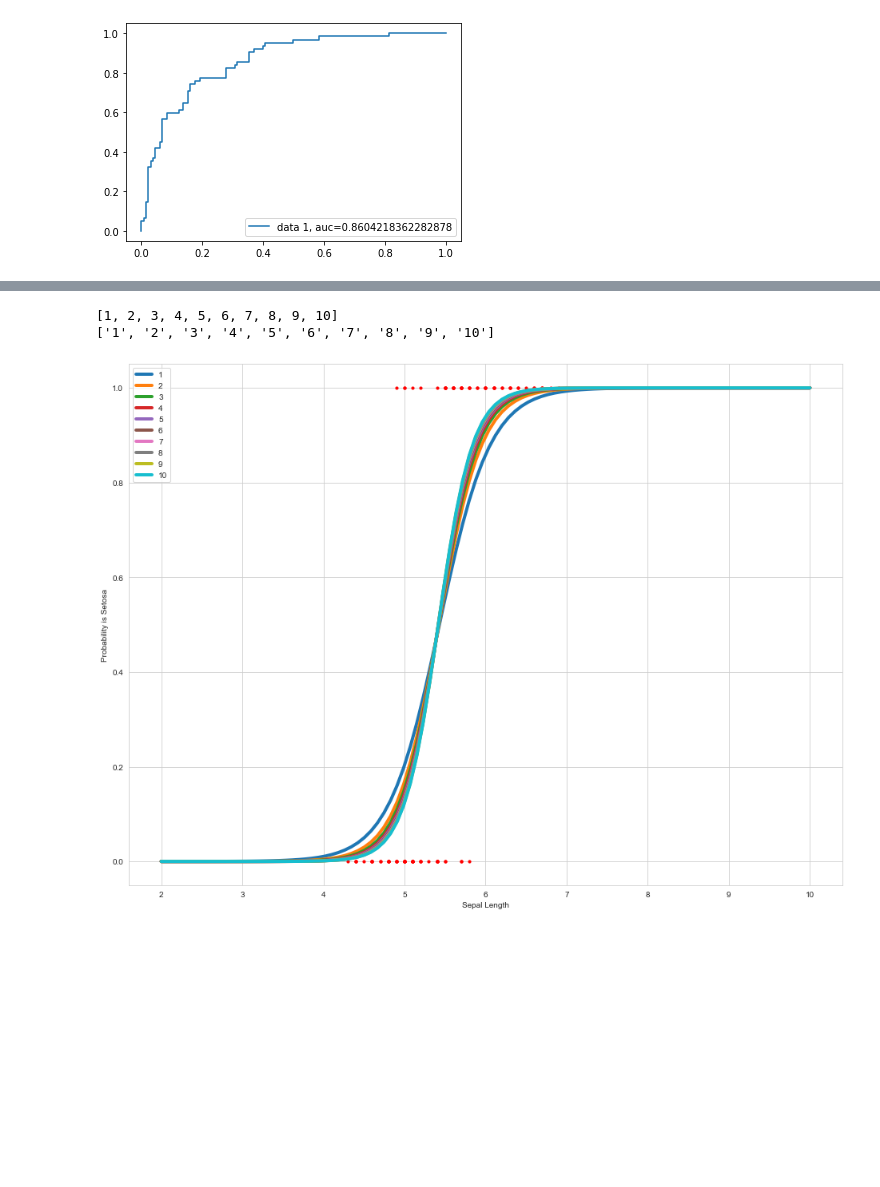
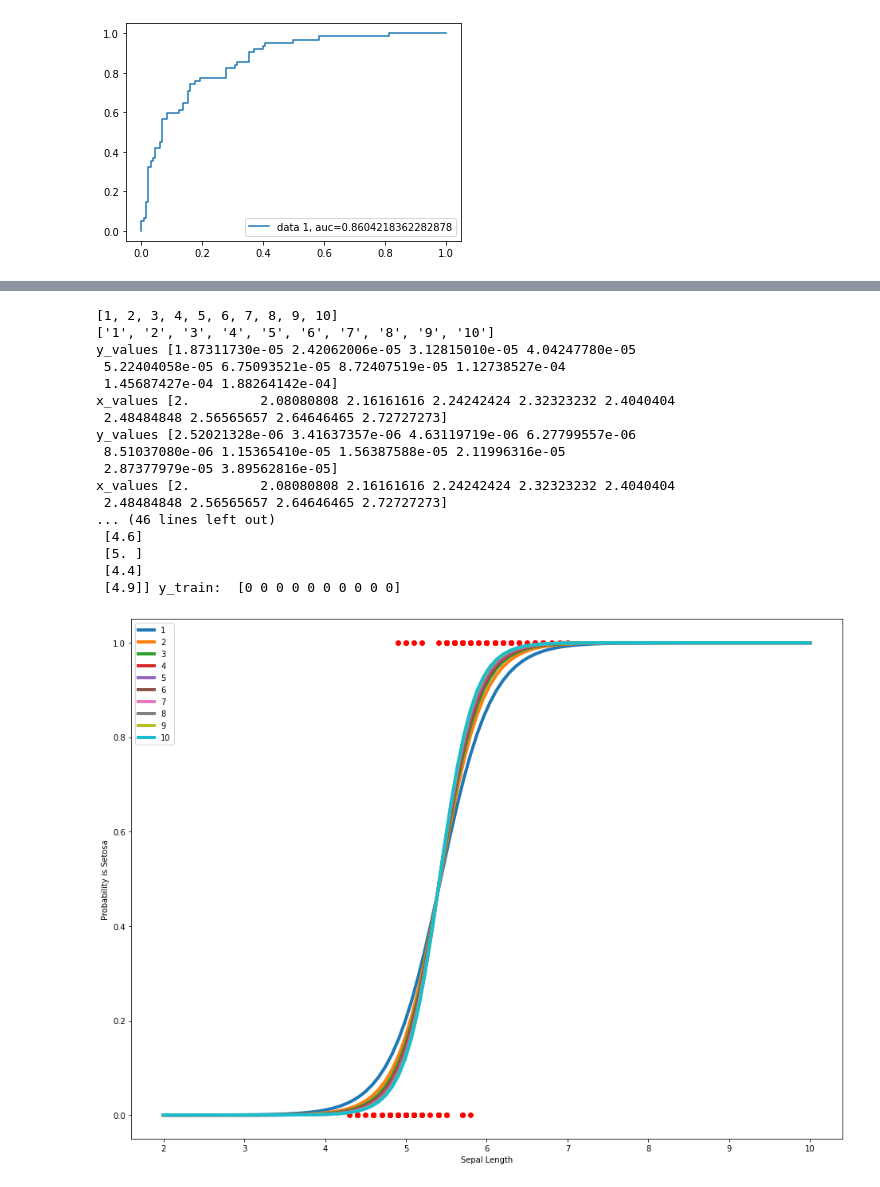
Before and after one commit to a-m-kyp/ML-HW, a Jupyter notebook: HW#2.ipynb, the cells around one changed output, grey strips where cells are left out. Saved outputs shown, nothing was run; the diff lists cells and outputs as text; code cells hidden in the pictures; blank space fills up the shorter version.

```diff
--- a/HW#2.ipynb
+++ b/HW#2.ipynb
@@ -436,25 +431,21 @@ regularization_parameter:  0.01 alpha:  1 loss:  166266.33143775316
 ... (24 outputs left out)
 # %%
-# ffmpeg -framerate 3 -pattern_type glob -i "*_coefficient.png" -c:v libx264 -pix_fmt yuv420p coefficient.mp4 -y
-# ffmpeg -framerate 3 -pattern_type glob -i "*_prediction.png" -c:v libx264 -pix_fmt yuv420p prediction.mp4 -y
-# ffmpeg -framerate 3 -pattern_type glob -i "*_loss.png" -c:v libx264 -pix_fmt yuv420p loss.mp4 -y
-# ffmpeg -framerate 1 -pattern_type glob -i "*_coefficient.png" -c:v libx264 -pix_fmt yuv420p coefficient.mp4 -y ; ffmpeg -framerate 1 -pattern_type glob -i "*_prediction.png" -c:v libx264 -pix_fmt yuv420p prediction.mp4 -y ; ffmpeg -framerate 1 -pattern_type glob -i "*_loss.png" -c:v libx264 -pix_fmt yuv420p loss.mp4 -y
-import subprocess
+# import subprocess
 
-for i in range(len(report_df)):
+for index in range(len(report_df)):
 
     plt.figure(figsize=(12, 10))
-    plt.plot(report_df.iloc[i]['loss'], label="loss")
+    plt.plot(report_df.iloc[index]['loss'], label="loss")
     plt.xlabel("iteration")
     plt.ylabel("loss")
     plt.legend(["loss"], loc="upper left")
-    plt.title("Loss graph - lambda: " + str(report_df.iloc[i]['regularization_parameter']) + " alpha: " + str(report_df.iloc[i]['alpha']))
-    plt.savefig("./images/lambda_" + str(report_df.iloc[i]['regularization_parameter']) + "_alpha_" + str(report_df.iloc[i]['alpha']) + "_loss.png")
+    plt.title("Loss graph - lambda: " + str(report_df.iloc[index]['regularization_parameter']) + " alpha: " + str(report_df.iloc[index]['alpha']))
+    plt.savefig("./images/lambda_" + str(report_df.iloc[index]['regularization_parameter']) + "_alpha_" + str(report_df.iloc[index]['alpha']) + "_loss.png")
     # plt.show()
     plt.close()
 
     # unpacking theta_list[i] to coeff
-    coeff = [*theta_list[i].values()][0]
+    coeff = [*theta_list[index].values()][0]
 
     plt.figure(figsize=(12, 10))
     # plt.plot([0, 1], [0, 1], 'k--')
@@ -463,8 +454,8 @@ for i in range(len(report_df)):
     plt.xlabel('True Values')
     plt.ylabel('Predictions')
     plt.legend(["Prediction"], loc="upper left")
-    plt.title("Prediction - lambda: " + str(report_df.iloc[i]['regularization_parameter']) + " alpha: " + str(report_df.iloc[i]['alpha']))
-    plt.savefig("./images/lambda_" + str(report_df.iloc[i]['regularization_parameter']) + "_alpha_" + str(report_df.iloc[i]['alpha']) + "_prediction.png")
+    plt.title("Prediction - lambda: " + str(report_df.iloc[index]['regularization_parameter']) + " alpha: " + str(report_df.iloc[index]['alpha']))
+    plt.savefig("./images/lambda_" + str(report_df.iloc[index]['regularization_parameter']) + "_alpha_" + str(report_df.iloc[index]['alpha']) + "_prediction.png")
     # plt.show()
     plt.close()
 
@@ -475,13 +466,16 @@ for i in range(len(report_df)):
     plt.xlabel("feature")
     plt.ylabel("coefficents")
     plt.legend(["coefficients"], loc="upper left")
-    plt.title("Coefficients - lambda: " + str(report_df.iloc[i]['regularization_parameter']) + " alpha: " + str(report_df.iloc[i]['alpha']))
-    plt.savefig("./images/lambda_" + str(report_df.iloc[i]['regularization_parameter']) + "_alpha_" + str(report_df.iloc[i]['alpha']) + "_coefficient.png")
+    plt.title("Coefficients - lambda: " + str(report_df.iloc[index]['regularization_parameter']) + " alpha: " + str(report_df.iloc[index]['alpha']))
+    plt.savefig("./images/lambda_" + str(report_df.iloc[index]['regularization_parameter']) + "_alpha_" + str(report_df.iloc[index]['alpha']) + "_coefficient.png")
     # plt.show()
     plt.close()
 
-subprocess.call(["ffmpeg", "-framerate", "1", "-pattern_type", "glob", "-i", "*_coefficient.png", "-c:v", "libx264", "-pix_fmt", "yuv420p", "coefficient.mp4", "-y"])
-subprocess.call(["ffmpeg", "-framerate", "1", "-pattern_type", "glob", "-i", "*_prediction.png", "-c:v", "libx264", "-pix_fmt", "yuv420p", "prediction.mp4", "-y"])
-subprocess.call(["ffmpeg", "-framerate", "1", "-pattern_type", "glob", "-i", "*_loss.png", "-c:v", "libx264", "-pix_fmt", "yuv420p", "loss.mp4", "-y"])
+# subprocess.call(["ffmpeg", "-framerate", "1", "-pattern_type", "glob", "-i", "*_coefficient.png", "-c:v", "libx264", "-pix_fmt", "yuv420p", "coefficient.mp4", "-y"])
+# subprocess.call(["ffmpeg", "-framerate", "1", "-pattern_type", "glob", "-i", "*_prediction.png", "-c:v", "libx264", "-pix_fmt", "yuv420p", "prediction.mp4", "-y"])
+# subprocess.call(["ffmpeg", "-framerate", "1", "-pattern_type", "glob", "-i", "*_loss.png", "-c:v", "libx264", "-pix_fmt", "yuv420p", "loss.mp4", "-y"])
+
+# ffmpeg -framerate 1 -pattern_type glob -i "*_coefficient.png" -c:v libx264 -pix_fmt yuv420p coefficient.mp4 -y ; ffmpeg -framerate 1 -pattern_type glob -i "*_prediction.png" -c:v libx264 -pix_fmt yuv420p prediction.mp4 -y ; ffmpeg -framerate 1 -pattern_type glob -i "*_loss.png" -c:v libx264 -pix_fmt yuv420p loss.mp4 -y
+
 
 print("[Done ☑]")
@@ -1362,32 +1677,49 @@ from sklearn.linear_model import LogisticRegression
 
 data = datasets.load_iris()
 # print(data.data)
 # print(data.target)
 lengths = data.data[:100, :1]
 is_setosa = data.target[:100]
 
 x_values = np.linspace(2, 10, 100)
 x_test = np.reshape(x_values, (100,1))
 
 C = list(range(1, 11))
 print(C)
 # labels = map(str, C)
 labels = [str(i) for i in C]
 print(labels)
 plt.figure(figsize=(16,12))
 for i in range(len(C)):
     lgs = LogisticRegression(C = C[i]) # pass a value for the regularization parameter C
     lgs.fit(lengths, is_setosa)
     y_values = lgs.predict_proba(x_test)[:,1] # use this function to compute probability directly
     # plot lines for different values of C more distinguishable
+    print("y_values", y_values[:10], "\nx_values", x_values[:10])
     plt.plot(x_values, y_values, label=labels[i], lw=4)
 
-plt.scatter(lengths, is_setosa, c='r', s=10)
+print("x_train: ", lengths[:10], "y_train: ", is_setosa[:10])
+plt.scatter(lengths, is_setosa, c='r')
 plt.xlabel("Sepal Length")
 plt.ylabel("Probability is Setosa")
 plt.legend()
 plt.show()
 # %% [output]
 [1, 2, 3, 4, 5, 6, 7, 8, 9, 10]
 ['1', '2', '3', '4', '5', '6', '7', '8', '9', '10']
+y_values [1.87311730e-05 2.42062006e-05 3.12815010e-05 4.04247780e-05
+ 5.22404058e-05 6.75093521e-05 8.72407519e-05 1.12738527e-04
+ 1.45687427e-04 1.88264142e-04]
+x_values [2.         2.08080808 2.16161616 2.24242424 2.32323232 2.4040404
+ 2.48484848 2.56565657 2.64646465 2.72727273]
+y_values [2.52021328e-06 3.41637357e-06 4.63119719e-06 6.27799557e-06
+ 8.51037080e-06 1.15365410e-05 1.56387588e-05 2.11996316e-05
+ 2.87377979e-05 3.89562816e-05]
+x_values [2.         2.08080808 2.16161616 2.24242424 2.32323232 2.4040404
+ 2.48484848 2.56565657 2.64646465 2.72727273]
+... (46 lines left out)
+ [4.6]
+ [5. ]
+ [4.4]
+ [4.9]] y_train:  [0 0 0 0 0 0 0 0 0 0]
-[figure, old version]
+[figure, new version]
```
Also changed, not shown: parts of 22 cells of this notebook, 1 other file.
